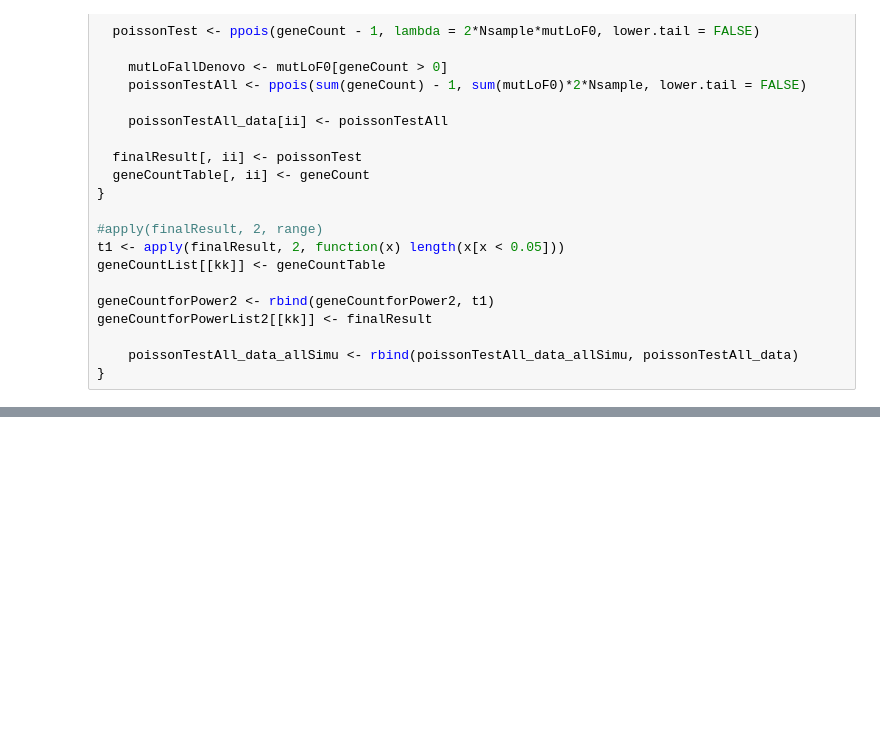
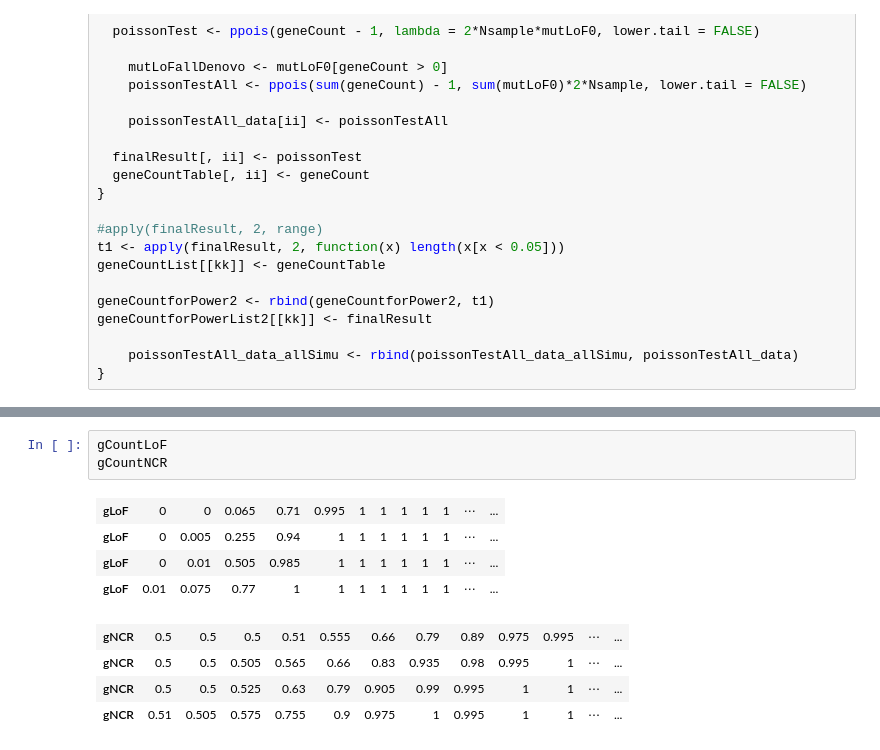
Before and after one commit to hoangtn/extTADA, a Jupyter notebook: test_count_genes_using_only_poisson_test.ipynb, the cells around one changed output, grey strips where cells are left out. Cells and saved outputs as stored; diff of their text form; blank space fills up the shorter version.

```diff
--- a/test_count_genes_using_only_poisson_test.ipynb
+++ b/test_count_genes_using_only_poisson_test.ipynb
@@ -495,0 +704,12 @@ apply(poissonTestAll_data_allSimu, 2, median)
+# %%
+gCountLoF
+gCountNCR
+# %% [output]
+| gLoF | 0 | 0 | 0.065 | 0.71 | 0.995 | 1 | 1 | 1 | 1 | 1 | ⋯ | ... |
+| gLoF | 0 | 0.005 | 0.255 | 0.94 | 1 | 1 | 1 | 1 | 1 | 1 | ⋯ | ... |
+| gLoF | 0 | 0.01 | 0.505 | 0.985 | 1 | 1 | 1 | 1 | 1 | 1 | ⋯ | ... |
+| gLoF | 0.01 | 0.075 | 0.77 | 1 | 1 | 1 | 1 | 1 | 1 | 1 | ⋯ | ... |
+| gNCR | 0.5 | 0.5 | 0.5 | 0.51 | 0.555 | 0.66 | 0.79 | 0.89 | 0.975 | 0.995 | ⋯ | ... |
+| gNCR | 0.5 | 0.5 | 0.505 | 0.565 | 0.66 | 0.83 | 0.935 | 0.98 | 0.995 | 1 | ⋯ | ... |
+| gNCR | 0.5 | 0.5 | 0.525 | 0.63 | 0.79 | 0.905 | 0.99 | 0.995 | 1 | 1 | ⋯ | ... |
+| gNCR | 0.51 | 0.505 | 0.575 | 0.755 | 0.9 | 0.975 | 1 | 0.995 | 1 | 1 | ⋯ | ... |
```
Also changed, not shown: parts of 22 cells of this notebook.
